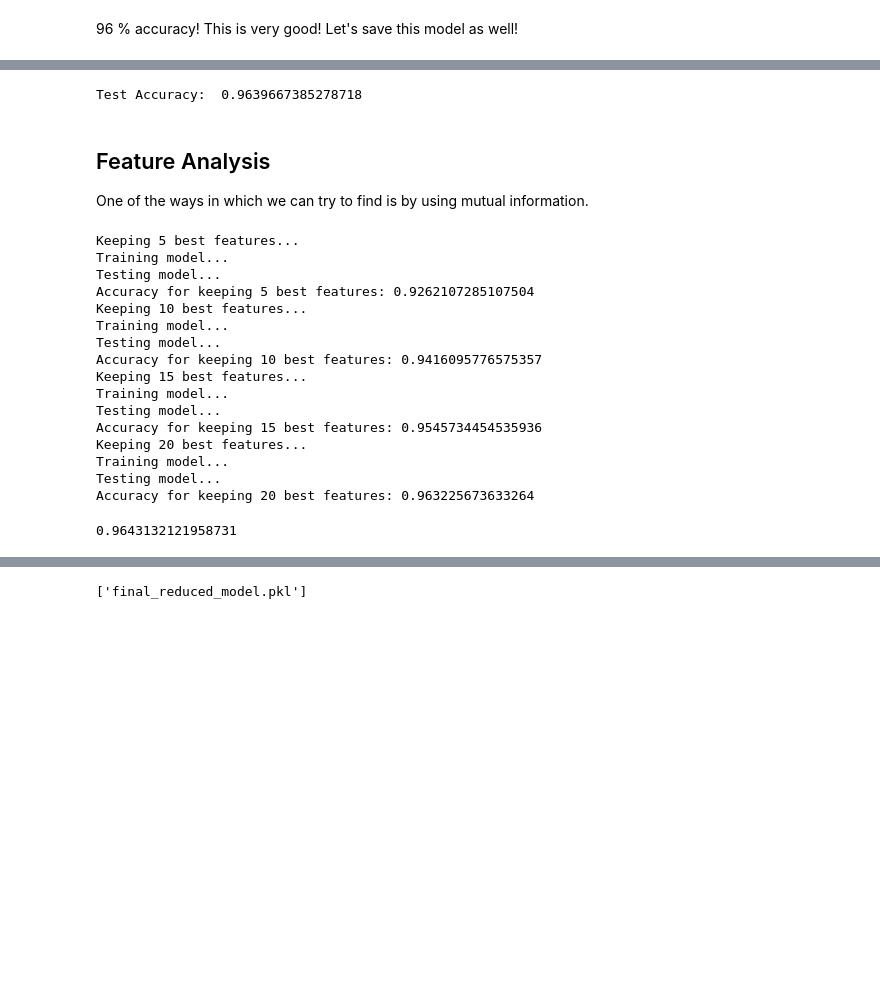
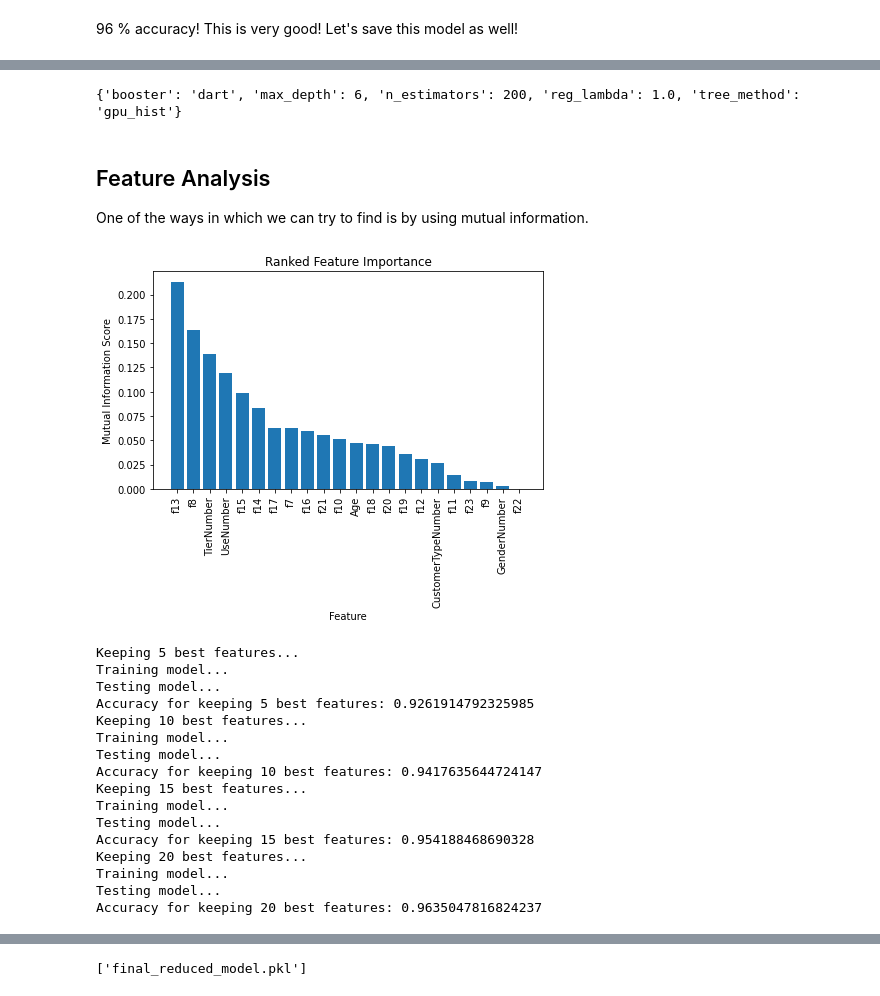
Before and after one commit to ivillar/Tagg-Data-Science-Application, a Jupyter notebook: submission.ipynb, the cells around one changed output, grey strips where cells are left out. Cells and saved outputs as stored; diff of their text form; code cells hidden in the pictures; blank space fills up the shorter version.

```diff
--- a/submission.ipynb
+++ b/submission.ipynb
@@ -163,7 +144,7 @@ Column f23 has 0 nans.
 | 3 | Female | Loyal Customer | 25.0 | Business | Premium | 562.0 | 2.0 | 5.0 | 5.0 | 5.0 | ... |
 | 4 | Male | Loyal Customer | 61.0 | Business | Premium | 214.0 | 3.0 | 3.0 | 3.0 | 3.0 | ... |
 # %%
-n_test_data[['Age'] + ['f' + str(i) for i in range(7,24)]] = imputed_test_data[['Age'] + ['f' + str(i) for i in range(7,24)]]
+n_test_data[numeric_features] = imputed_test_data[numeric_features]
 num_nans = n_test_data['f23'].isnull().sum()
 print("Column " + 'f23' + " has " + str(num_nans) + " nans.")
 n_test_data.head()
@@ -206,9 +184,9 @@ n_test_data.head()
 # %%
 features = ['f' + str(i) for i in range(7, 24)] + ['GenderNumber', 'CustomerTypeNumber', 'Age', 'UseNumber', 'TierNumber']
-labels = 'SatisfactionNumber'
+label = 'SatisfactionNumber'
 
-X_train, y_train = n_train_data[features], n_train_data[labels]
-X_test, y_test = n_test_data[features], n_test_data[labels]
+X_train, y_train = n_train_data[features], n_train_data[label]
+X_test, y_test = n_test_data[features], n_test_data[label]
 # %% [markdown]
 ## Experimenting with models
 # %%
@@ -223,27 +201,26 @@ from sklearn.neural_network import MLPClassifier
 from sklearn.naive_bayes import GaussianNB
 from sklearn.discriminant_analysis import QuadraticDiscriminantAnalysis
 
+max_iter = 10000000
+
 classifiers = [
-    LogisticRegression(),
+    LogisticRegression(max_iter=max_iter),
     KNeighborsClassifier(3),
-    #SVC(kernel="linear", C=0.025),
-    #GaussianProcessClassifier(1.0 * RBF(1.0)),
     DecisionTreeClassifier(max_depth=5),
     RandomForestClassifier(max_depth=5, n_estimators=10, max_features=1),
-    MLPClassifier(alpha=1, max_iter=1000),
+    MLPClassifier(alpha=1, max_iter=max_iter),
     AdaBoostClassifier(),
-    GaussianNB()#,
-    #QuadraticDiscriminantAnalysis()
+    GaussianNB()
     ]
 # %%
+print("-------------")
 for classifier in classifiers:
-    print("-------------")
     print(str(classifier) + '\n')
     classifier.fit(X_train, y_train)
-    y_pred = classifier.predict(X_test)
-    print("Accuracy: ", metrics.accuracy_score(y_test, y_pred))
-    print("Precision: ", metrics.precision_score(y_test, y_pred))
-    print("Recall: ", metrics.recall_score(y_test, y_pred))
+    y_pred_train = classifier.predict(X_train)
+    y_pred_test = classifier.predict(X_test)
+    print("Train Accuracy: ", metrics.accuracy_score(y_train, y_pred_train))
+    print("Test Accuracy: ", metrics.accuracy_score(y_test, y_pred_test))
     print("-------------")
 # %% [output]
 -------------
@@ -352,6 +328,0 @@ print(y_test.shape)
-# %%
-new_model = joblib.load("xgb_model.pkl")
-predictions = new_model.predict(X_test)
-print("Test Accuracy: ", metrics.accuracy_score(y_test, predictions))
-# %% [output]
-Test Accuracy:  0.9639667385278718
@@ -358,3 +337,11 @@ Test Accuracy:  0.9639667385278718
+# %%
+params = {}
+for parameter in best_params.keys():
+  new_parameter = parameter[5:]
+  params[new_parameter] = best_params[parameter]
+print(params)
+# %% [output]
+{'booster': 'dart', 'max_depth': 6, 'n_estimators': 200, 'reg_lambda': 1.0, 'tree_method': 'gpu_hist'}
 # %% [markdown]
 ## Feature Analysis
 
@@ -370,6 +357,18 @@ def make_mi_scores(X, y):
 
 mi_scores = make_mi_scores(X_train, y_train)
 sorted_features = mi_scores.index
+# %%
+import matplotlib.pyplot as plt
+
+plt.figure(figsize=(7,4))
+plt.bar(sorted_features.tolist(), mi_scores.values)
+plt.xticks(rotation=90)
+plt.xlabel('Feature')
+plt.ylabel('Mutual Information Score')
+plt.title("Ranked Feature Importance")
+plt.show()
+# %% [output]
+[figure, added]
 # %%
 from sklearn.model_selection import cross_val_score
 
@@ -393,22 +392,22 @@ def final_best_features(X_train, y_train, num_features_range, sorted_features):
             best_features = features
     return best_features
 # %%
-final_features = final_best_features(X_train, y_train, num_features_range, sorted_features)
+final_features = final_best_features(X_train, y_train, num_features_range, sorted_features, params)
 X_train_final, X_test_final = X_train[final_features], X_test[final_features]
 # %% [output]
 Keeping 5 best features...
 Training model...
 Testing model...
-Accuracy for keeping 5 best features: 0.9262107285107504
+Accuracy for keeping 5 best features: 0.9261914792325985
 Keeping 10 best features...
 Training model...
 Testing model...
-Accuracy for keeping 10 best features: 0.9416095776575357
+Accuracy for keeping 10 best features: 0.9417635644724147
 Keeping 15 best features...
 Training model...
 Testing model...
-Accuracy for keeping 15 best features: 0.9545734454535936
+Accuracy for keeping 15 best features: 0.954188468690328
 Keeping 20 best features...
 Training model...
 Testing model...
-Accuracy for keeping 20 best features: 0.963225673633264
+Accuracy for keeping 20 best features: 0.9635047816824237
@@ -420,4 +413,0 @@ final_accuracy = metrics.accuracy_score(y_test, y_pred)
-# %%
-print(final_accuracy)
-# %% [output]
-0.9643132121958731
```
Also changed, not shown: parts of 20 cells of this notebook.
